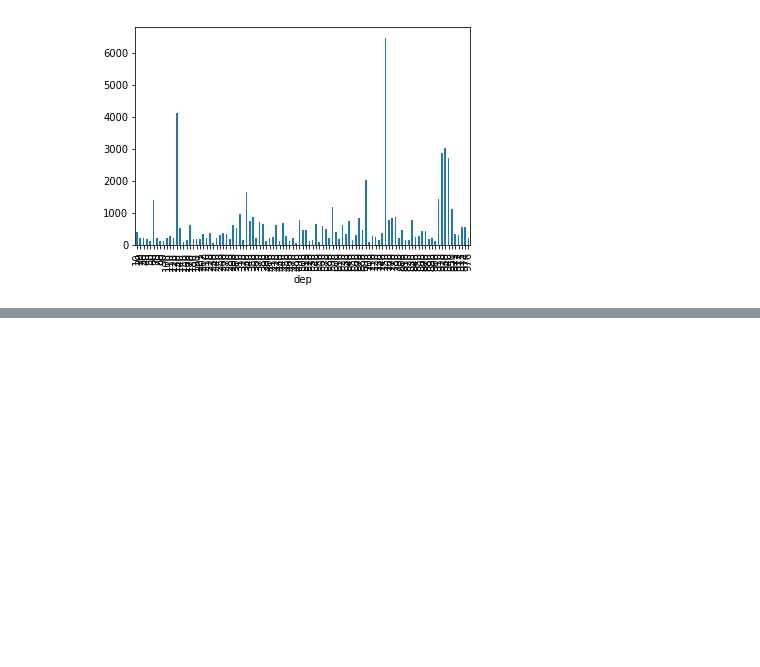
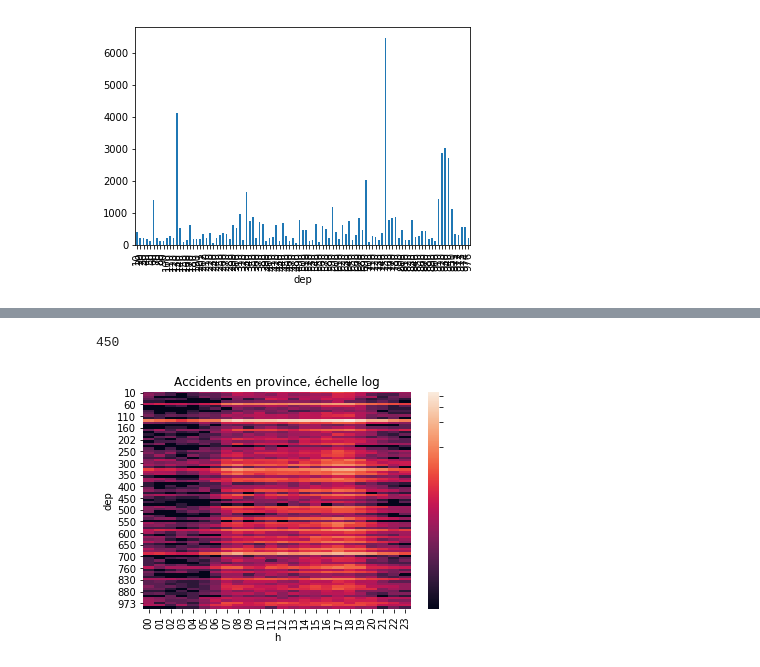
Before and after one commit to romainjouin/formation_python, a Jupyter notebook: 20180914_TD_Python.ipynb, the cells around one changed output, grey strips where cells are left out. Cells and saved outputs as stored; diff of their text form; code cells hidden in the pictures; blank space fills up the shorter version.

```diff
--- a/20180914_TD_Python.ipynb
+++ b/20180914_TD_Python.ipynb
@@ -459,0 +457,6 @@ sns.heatmap(tab)
+# %%
+tab.max().max()
+# %% [output]
+450
+# %%
+tab_sans_zero = tab.replace(0, 1)
@@ -459,0 +465,9 @@ sns.heatmap(tab)
+# %%
+province = tab_sans_zero[~tab_sans_zero.index.isin([770, 780, 910, 920, 930, 940, 950, 750])]
+# %%
+title = "Accidents en province, échelle log"
+norm=LogNorm(vmin=2, vmax=8000)
+ax = sns.heatmap(province,norm=norm)
+ax.set_title(title);
+# %% [output]
+[figure, added]
```
Also changed, not shown: parts of 7 cells of this notebook.
